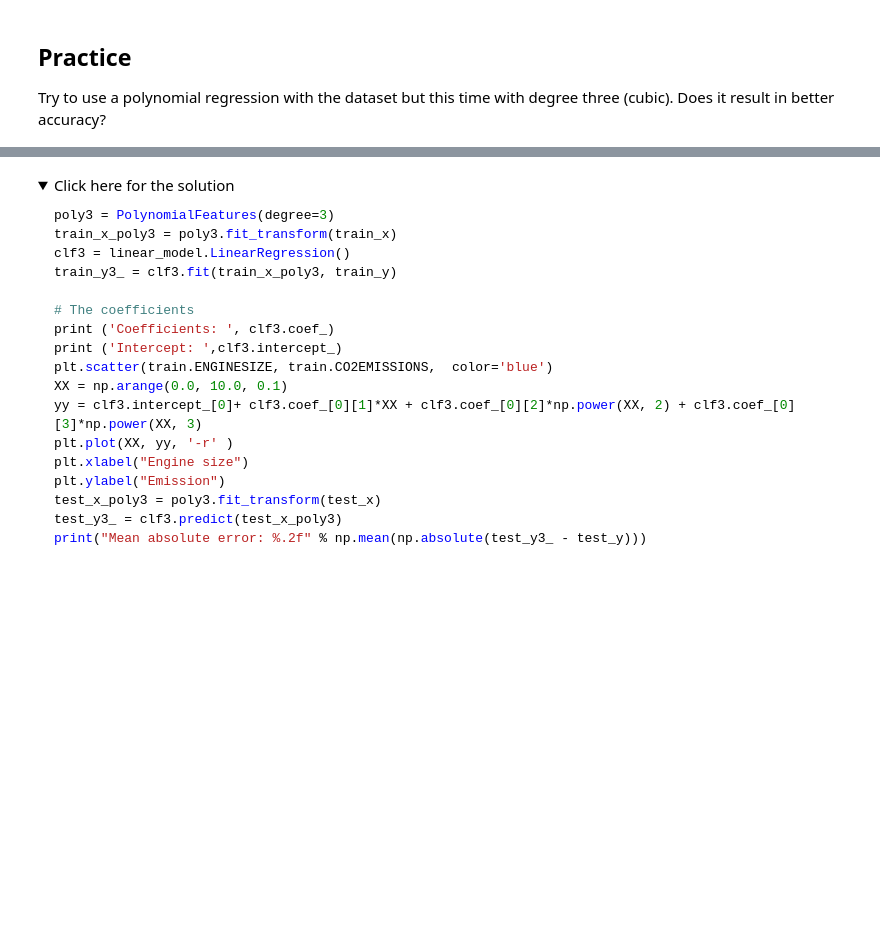
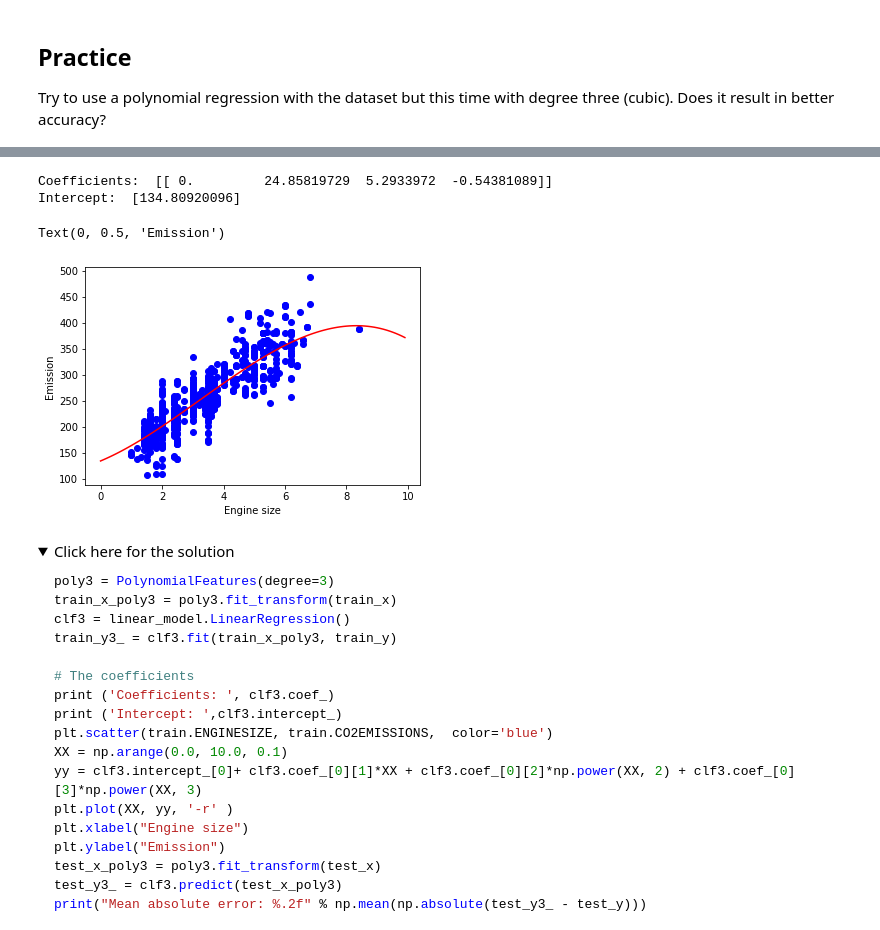
Before and after one commit to zeynin/coursera, a Jupyter notebook: MachineLearingwPython/ML0101EN-Reg-Polynomial-Regression-Co2.ipynb, the cells around one changed output, grey strips where cells are left out. Cells and saved outputs as stored; diff of their text form; code cells hidden in the pictures; folded sections open; blank space fills up the shorter version.

Commit message:
Polynomial regression (again)

```diff
--- a/MachineLearingwPython/ML0101EN-Reg-Polynomial-Regression-Co2.ipynb
+++ b/MachineLearingwPython/ML0101EN-Reg-Polynomial-Regression-Co2.ipynb
@@ -236,0 +235,4 @@ Try to use a polynomial regression with the dataset but this time with degree th
+# %%
+poly3 = PolynomialFeatures(degree=3)
+train_x3_poly = poly3.fit_transform(train_x)
+train_x3_poly
@@ -237,3 +247,23 @@ Try to use a polynomial regression with the dataset but this time with degree th
+# %%
+clf_3deg = linear_model.LinearRegression()
+train_y_ = clf_3deg.fit(train_x3_poly, train_y)
+# The coefficients
+print ('Coefficients: ', clf_3deg.coef_)
+print ('Intercept: ',clf_3deg.intercept_)
+# %% [output]
+Coefficients:  [[ 0.         24.85819729  5.2933972  -0.54381089]]
+Intercept:  [134.80920096]
+# %%
+plt.scatter(train.ENGINESIZE, train.CO2EMISSIONS,  color='blue')
+XXX = np.arange(0.0, 10.0, 0.1)
+yyy = clf_3deg.intercept_[0] + clf_3deg.coef_[0][1]*XXX + clf_3deg.coef_[0][2]*np.power(XXX, 2) \
+    + clf_3deg.coef_[0][3]*np.power(XXX, 3)
+plt.plot(XXX, yyy, '-r' )
+plt.xlabel("Engine size")
+plt.ylabel("Emission")
+# %% [output]
+Text(0, 0.5, 'Emission')
+[figure, added]
 # %% [markdown]
 <details><summary>Click here for the solution</summary>
 
```
Also changed, not shown: parts of 7 cells of this notebook.
